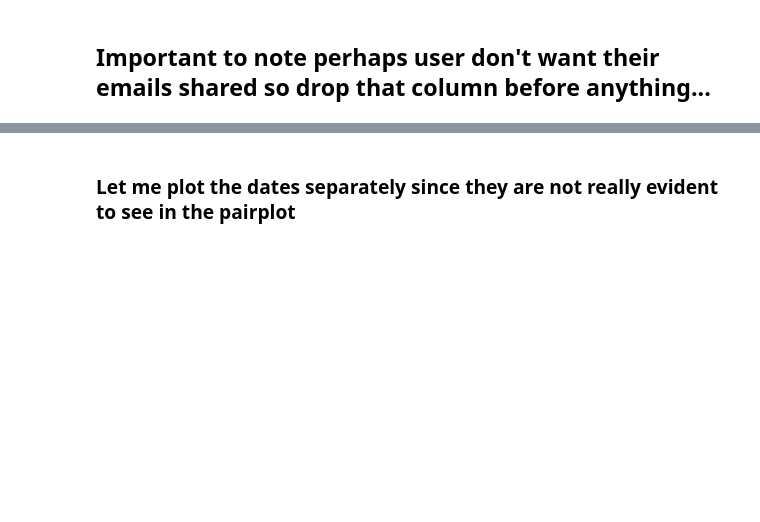
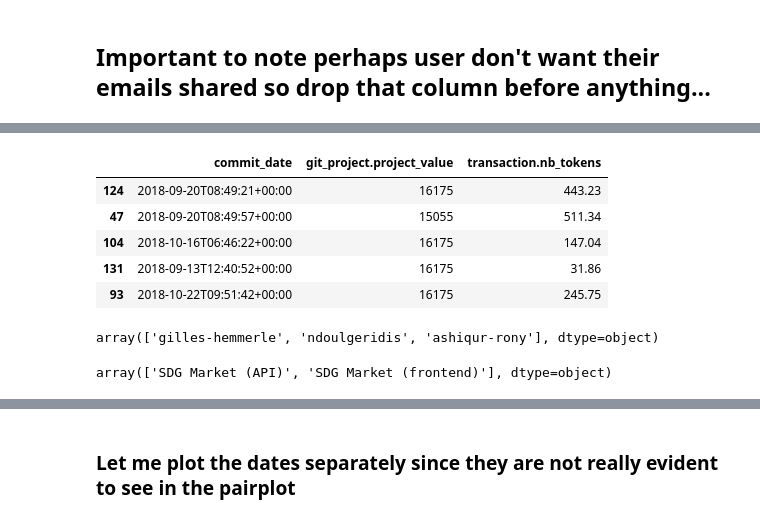
Before and after one commit to Xoeseko/sdg.market, a Jupyter notebook: data visualisations/contributions.ipynb, the cells around one changed output, grey strips where cells are left out. Drawn from its saved outputs; the diff is of its cells as text; code cells hidden in the pictures; blank space fills up the shorter version.

```diff
--- a/data visualisations/contributions.ipynb
+++ b/data visualisations/contributions.ipynb
@@ -62,3 +38,23 @@ df.sample(5)
+# %%
+# The list of fetures we are actually going to use the other categorical values can be used as hues
+plotlist = ['commit_date', 'git_project.project_value','transaction.nb_tokens']
+df[plotlist].sample(5)
+# %% [output]
+|  | commit_date | git_project.project_value | transaction.nb_tokens |
+| 124 | 2018-09-20T08:49:21+00:00 | 16175 | 443.23 |
+| 47 | 2018-09-20T08:49:57+00:00 | 15055 | 511.34 |
+| 104 | 2018-10-16T06:46:22+00:00 | 16175 | 147.04 |
+| 131 | 2018-09-13T12:40:52+00:00 | 16175 | 31.86 |
+| 93 | 2018-10-22T09:51:42+00:00 | 16175 | 245.75 |
+# %%
+# The projects and commmitters
+df['committer_username'].dropna().unique()
+# %% [output]
+array(['gilles-hemmerle', 'ndoulgeridis', 'ashiqur-rony'], dtype=object)
+# %%
+df['git_project.name'].unique()
+# %% [output]
+array(['SDG Market (API)', 'SDG Market (frontend)'], dtype=object)
 # %%
 import matplotlib as plt
 import seaborn as sns
```
Also changed, not shown: parts of 7 cells of this notebook, 13 other files.
